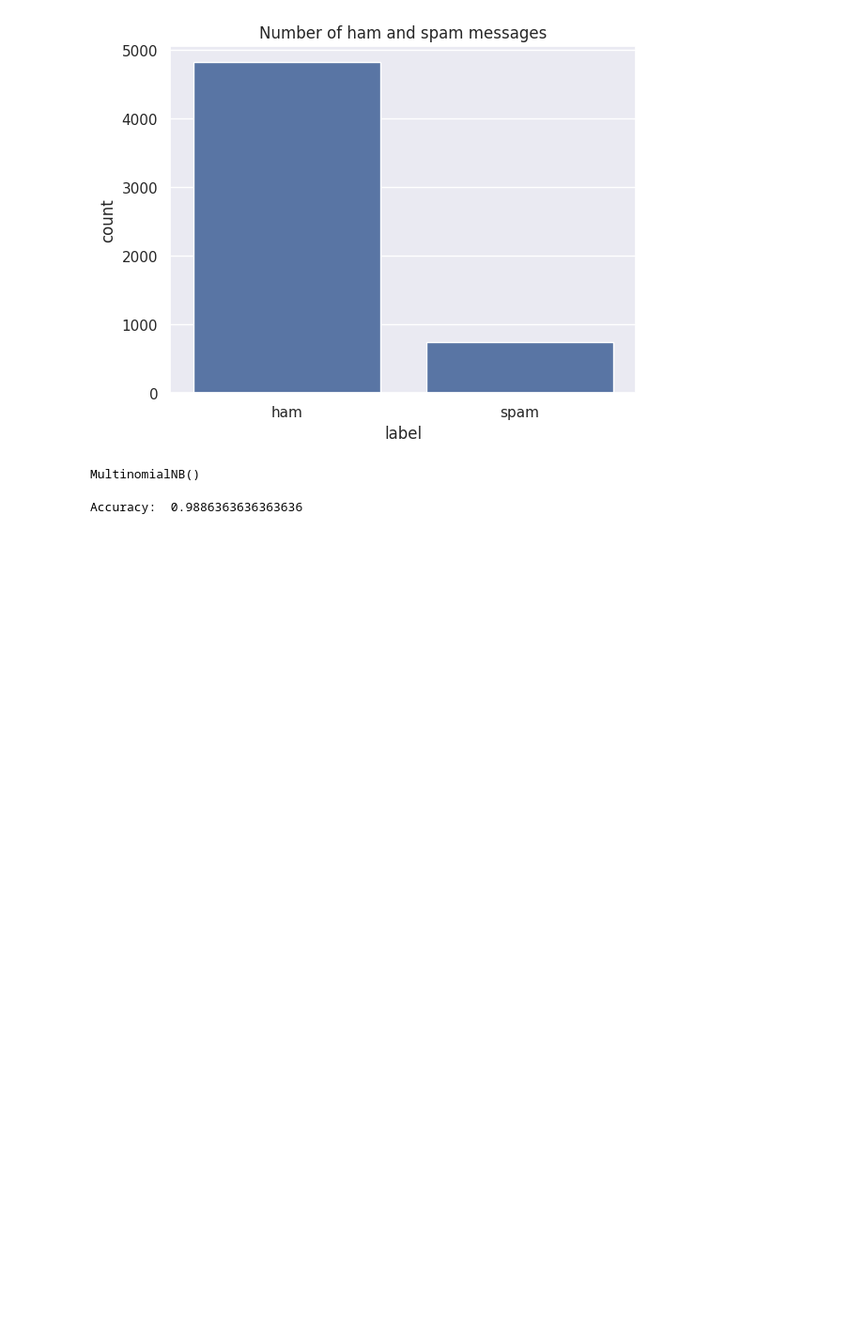
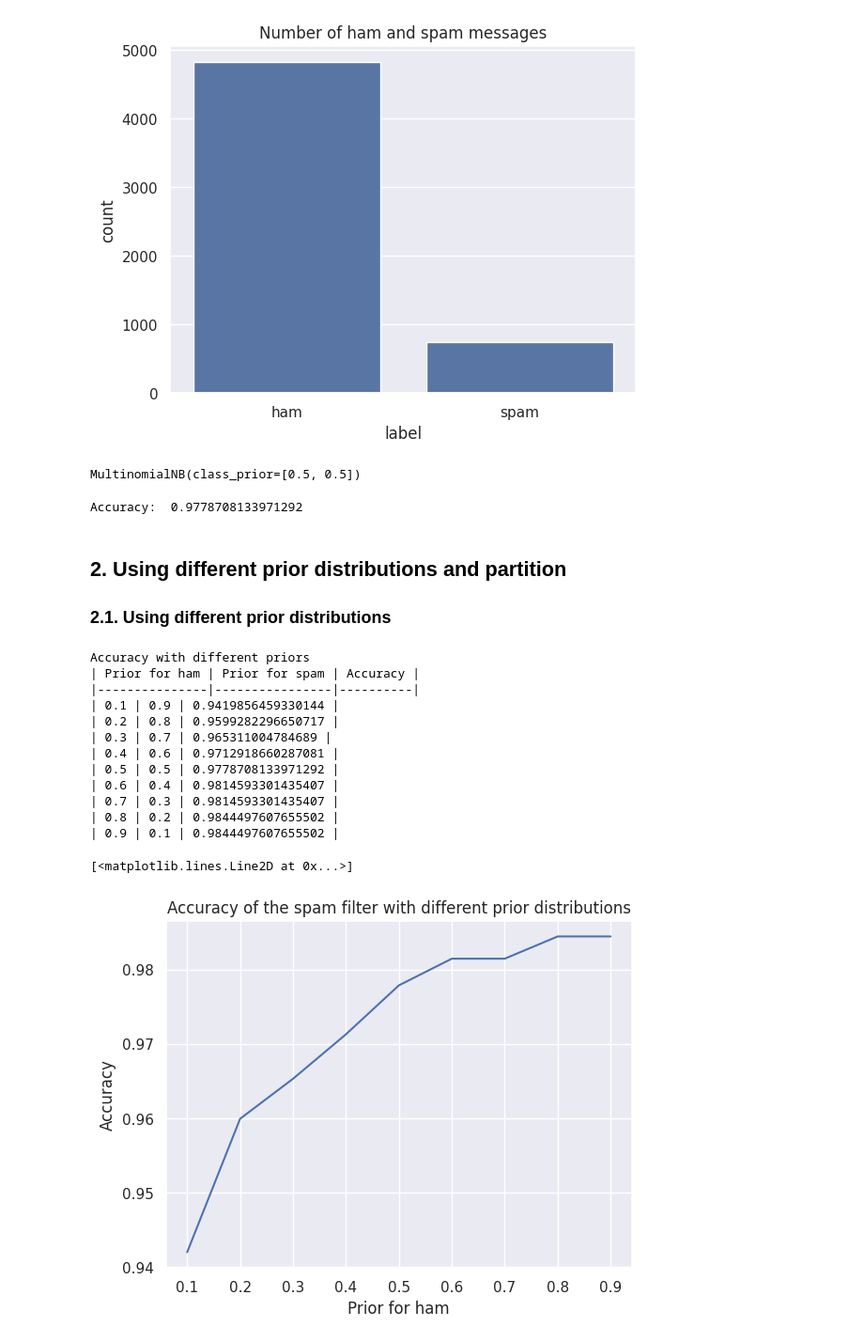
Before and after one commit to LittleD3092/My-Vault, a Jupyter notebook: Probability/HW2/naive_bayes.ipynb, the cells around one changed output. Shown: that part at 94% size. Saved outputs shown, nothing was run; the diff lists cells and outputs as text; code cells hidden in the pictures; blank space fills up the shorter version.

```diff
--- a/Probability/HW2/naive_bayes.ipynb
+++ b/Probability/HW2/naive_bayes.ipynb
@@ -63,13 +67,50 @@ testing_data = count_vectorizer.transform(X_test)
 # %%
 # TODO: Use MultinomialNB() to train a spam filter with the training dataset X_train, y_train
 # Hint: Check the example at https://scikit-learn.org/dev/modules/generated/sklearn.naive_bayes.MultinomialNB.html
-model = MultinomialNB()
+model = MultinomialNB(class_prior=[0.5, 0.5])
 model.fit(training_data, y_train)
 # %% [output]
-MultinomialNB()
+MultinomialNB(class_prior=[0.5, 0.5])
 # %%
 # TODO: Test the spam filter by using the testing dataset X_test, y_test
 accuracy = model.score(testing_data, y_test)
 print("Accuracy: ", accuracy)
 # %% [output]
-Accuracy:  0.9886363636363636
+Accuracy:  0.9778708133971292
+# %% [markdown]
+## 2. Using different prior distributions and partition
+
+### 2.1. Using different prior distributions
+# %%
+accuracy_values = []
+print("Accuracy with different priors")
+print("| Prior for ham | Prior for spam | Accuracy |")
+print("|---------------|----------------|----------|")
+for j in range(1, 10):
+    i = j/10
+    model = MultinomialNB(class_prior=[i, 1-i])
+    model.fit(training_data, y_train)
+    accuracy = model.score(testing_data, y_test)
+    print("|", i, "|", round(1-i, 1), "|", accuracy, "|")
+    accuracy_values.append(accuracy)
+
+x_axis = [i/10 for i in range(1, 10)]
+plt.title("Accuracy of the spam filter with different prior distributions")
+plt.xlabel("Prior for ham")
+plt.ylabel("Accuracy")
+plt.plot(x_axis, accuracy_values)
+# %% [output]
+Accuracy with different priors
+| Prior for ham | Prior for spam | Accuracy |
+|---------------|----------------|----------|
+| 0.1 | 0.9 | 0.9419856459330144 |
+| 0.2 | 0.8 | 0.9599282296650717 |
+| 0.3 | 0.7 | 0.965311004784689 |
+| 0.4 | 0.6 | 0.9712918660287081 |
+| 0.5 | 0.5 | 0.9778708133971292 |
+| 0.6 | 0.4 | 0.9814593301435407 |
+| 0.7 | 0.3 | 0.9814593301435407 |
+| 0.8 | 0.2 | 0.9844497607655502 |
+| 0.9 | 0.1 | 0.9844497607655502 |
+[<matplotlib.lines.Line2D at 0x...>]
+[figure, added]
```
Also changed, not shown: parts of 3 cells of this notebook, 5 other files.
